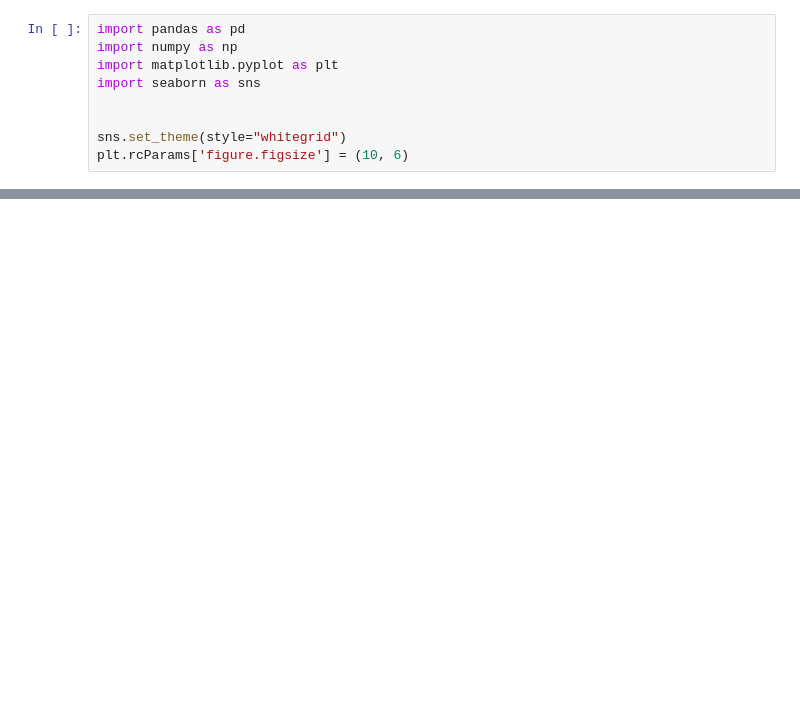
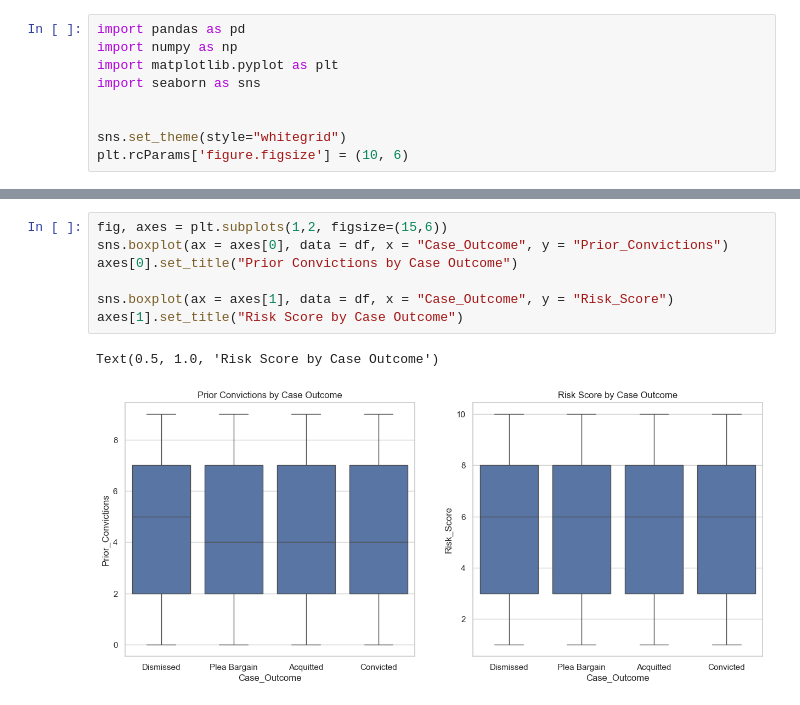
Before and after one commit to DavidBala06/Judicial-Outcome-Analyzer, a Jupyter notebook: EDA.ipynb, the cells around one changed output, grey strips where cells are left out. Drawn from its saved outputs; the diff is of its cells as text; blank space fills up the shorter version.

```diff
--- a/EDA.ipynb
+++ b/EDA.ipynb
@@ -37,0 +59,10 @@ None
+# %%
+fig, axes = plt.subplots(1,2, figsize=(15,6))
+sns.boxplot(ax = axes[0], data = df, x = "Case_Outcome", y = "Prior_Convictions")
+axes[0].set_title("Prior Convictions by Case Outcome")
+
+sns.boxplot(ax = axes[1], data = df, x = "Case_Outcome", y = "Risk_Score")
+axes[1].set_title("Risk Score by Case Outcome")
+# %% [output]
+Text(0.5, 1.0, 'Risk Score by Case Outcome')
+[figure, added]
```
Also changed, not shown: parts of 4 cells of this notebook.
